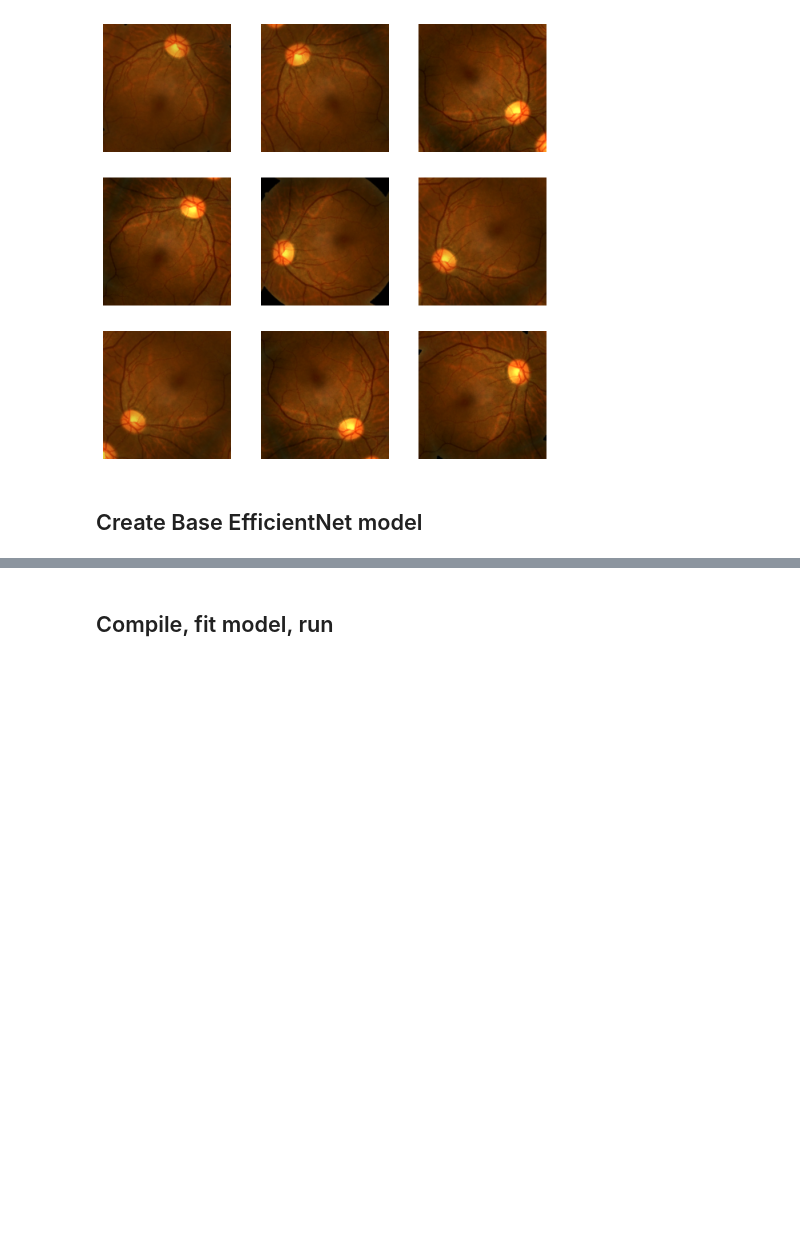
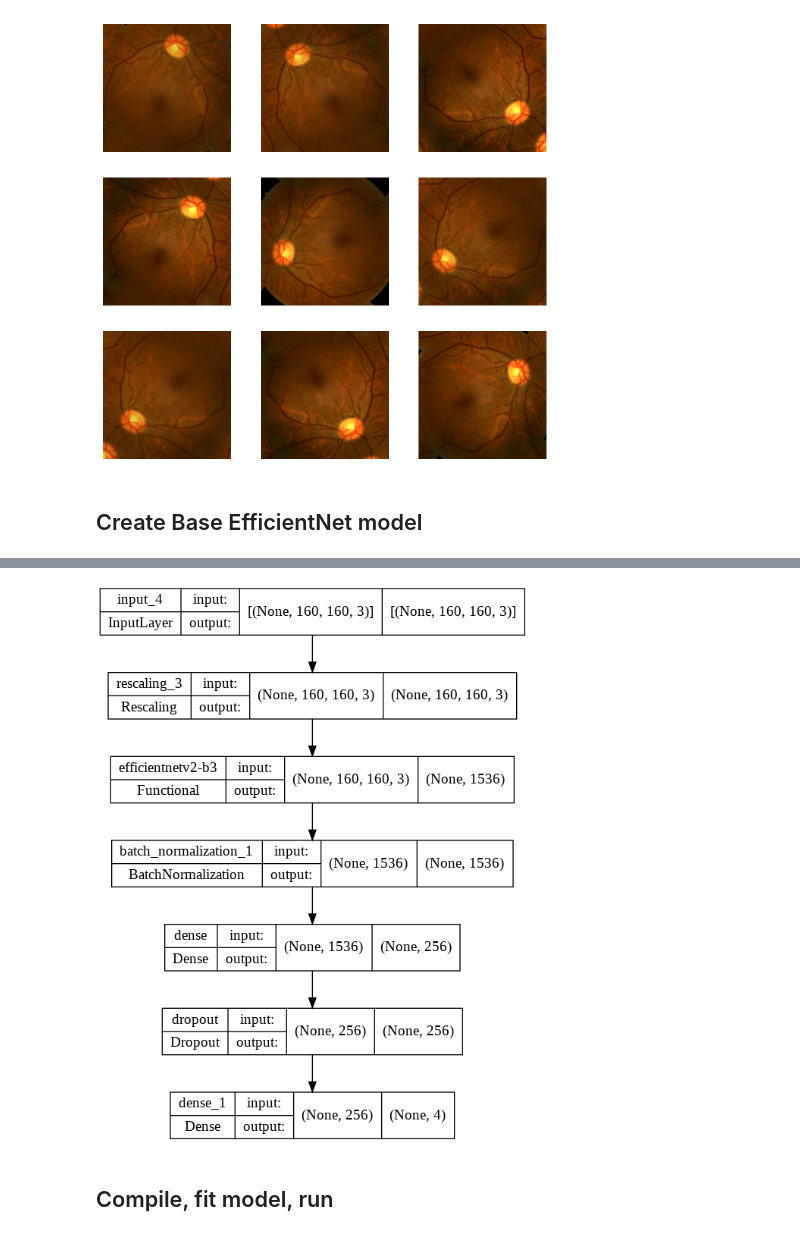
Before and after one commit to yxmauw/eye-disease-classification, a Jupyter notebook: EfficientNet.ipynb, the cells around one changed output, grey strips where cells are left out. Drawn from its saved outputs; the diff is of its cells as text; code cells hidden in the pictures; blank space fills up the shorter version.

```diff
--- a/EfficientNet.ipynb
+++ b/EfficientNet.ipynb
@@ -285,0 +255,19 @@ ________________________________________________________________________________
+# %%
+base_model.trainable=True # train entire model layers, yet with pre-trained weights from ImageNet
+# %%
+from tensorflow.keras.layers import (Dense, Activation, Dropout, Conv2D,
+                                     MaxPooling2D, BatchNormalization)
+from tensorflow.keras import regularizers
+
+# add rescaling layer to base model
+inputs = tf.keras.Input(shape=(160, 160, 3))
+x = tf.keras.layers.Rescaling(1./255)(inputs) # rescaling layer
+x = base_model(x, training=True)
+x = BatchNormalization(axis=-1, momentum=0.99, epsilon=0.001 )(x)
+x = Dense(256, kernel_regularizer = regularizers.l2(l = 0.016),activity_regularizer=regularizers.l1(0.006),
+          bias_regularizer=regularizers.l1(0.006) ,activation='relu')(x)
+x = Dropout(rate=.4, seed=123)(x)
+output = Dense(4, activation='softmax')(x)
+
+# instantiate model with added layers
+model = tf.keras.Model(inputs, output)
@@ -286,6 +297,8 @@ ________________________________________________________________________________
 # %%
 # show model in graph manner
-tf.keras.utils.plot_model(model, to_file = "Model.png", show_shapes=True)
+tf.keras.utils.plot_model(model, to_file = "drive/MyDrive/Colab Notebooks/EfficientNet.png", show_shapes=True)
+# %% [output]
+[figure, added]
 # %% [markdown]
 ## Compile, fit model, run
 # %% [markdown]
```
Also changed, not shown: parts of 14 cells of this notebook.
